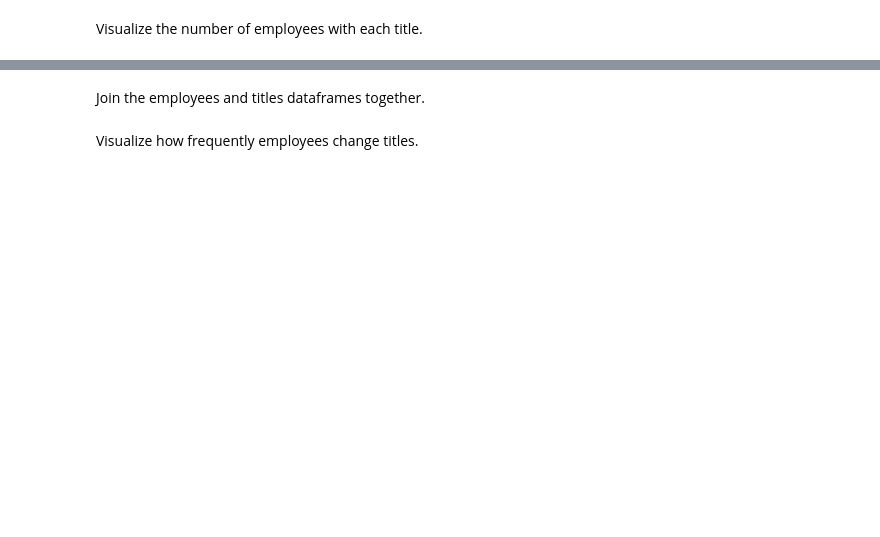
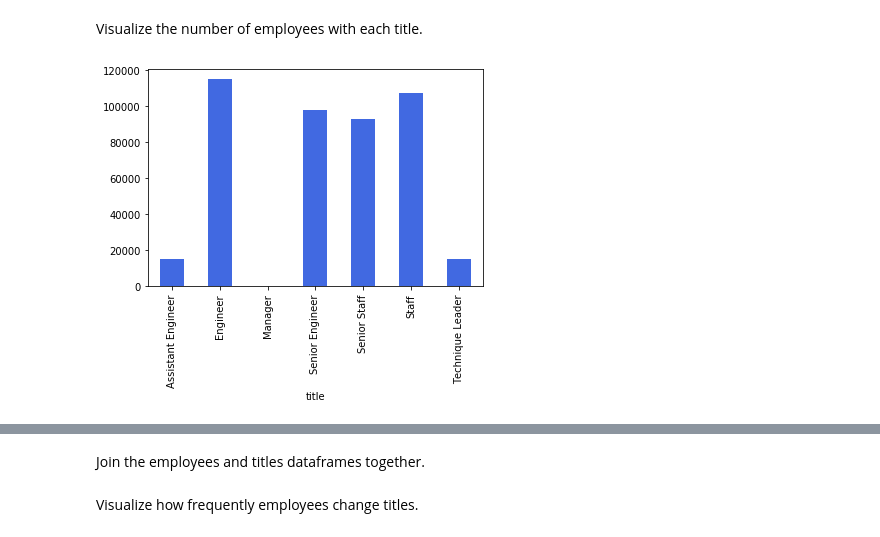
Before and after one commit to Promeos/numpy-pandas-visualization-exercises, a Jupyter notebook: advanced_dataframes.ipynb, the cells around one changed output, grey strips where cells are left out. Cells and saved outputs as stored; diff of their text form; code cells hidden in the pictures; blank space fills up the shorter version.

```diff
--- a/advanced_dataframes.ipynb
+++ b/advanced_dataframes.ipynb
@@ -113,2 +159,5 @@ Create a function named `get_db_url`. It should accept a `username`, `hostname`,
+# %%
+def get_db_url(username, hostname, pswd, database):
+    return f'mysql+pymysql://{user}:{password}@{host}/{database}'
 # %% [markdown]
 Use your function to obtain a connection to the employees database.
@@ -119,2 +188,8 @@ Intentionally make an error in your SQL query. What does the error message look
 # %% [markdown]
 Read the employees and titles tables into two separate dataframes
+# %%
+df_employees = pd.read_sql_table('employees',
+                           get_db_url(host, user, password, database='employees'))
+
+df_titles = pd.read_sql_table('titles',
+                           get_db_url(host, user, password, database='employees'))
@@ -121,2 +230,7 @@ Read the employees and titles tables into two separate dataframes
 # %% [markdown]
 Visualize the number of employees with each title.
+# %%
+emps_per_titles = df_titles.groupby(by='title').emp_no.count()
+emps_per_titles.plot.bar(color='Royalblue');
+# %% [output]
+[figure, added]
```
Also changed, not shown: parts of 26 cells of this notebook.
